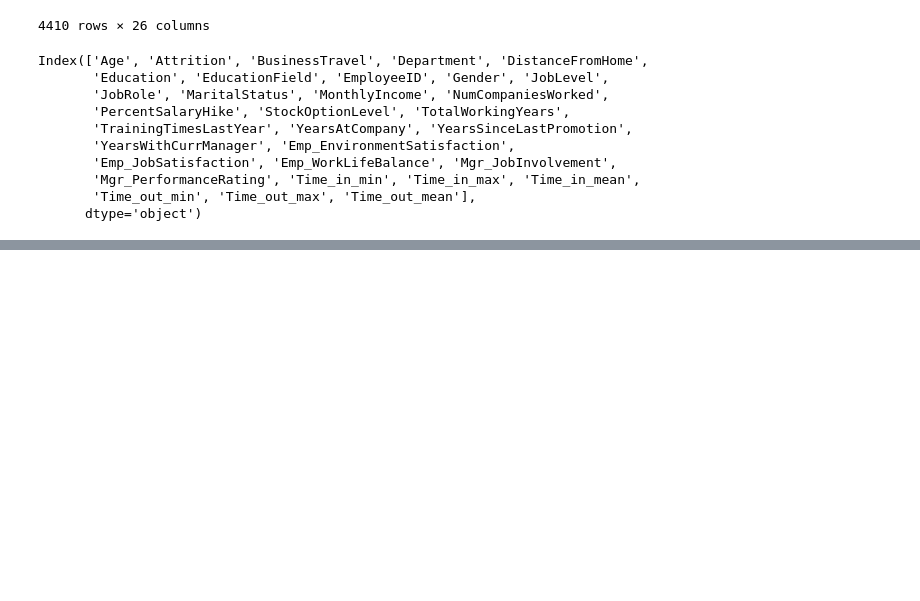
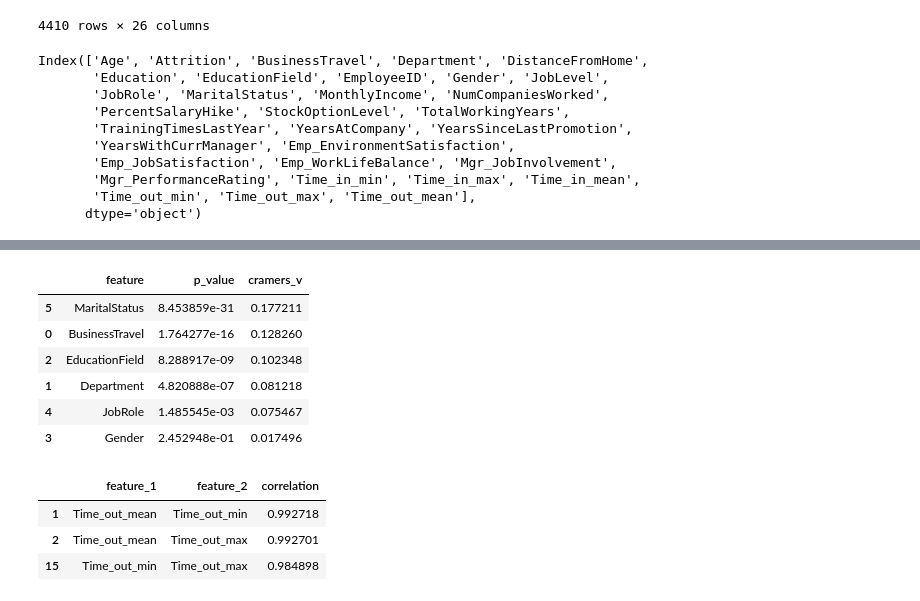
Before and after one commit to Pierrick101/ProjectAI_CESI, a Jupyter notebook: Project_AI/Checkdata.ipynb, the cells around one changed output, grey strips where cells are left out. Cells and saved outputs as stored; diff of their text form; code cells hidden in the pictures; blank space fills up the shorter version.

```diff
--- a/Project_AI/Checkdata.ipynb
+++ b/Project_AI/Checkdata.ipynb
@@ -269,0 +270,62 @@ ROC AUC: 0.8207105982386881
+# %%
+from scipy.stats import chi2_contingency
+
+cat_cols = (
+    features
+    .select_dtypes(include=["object", "category"])
+    .columns
+)
+
+chi2_results = []
+
+for col in cat_cols:
+    table = pd.crosstab(features[col], features[target])
+
+    if table.shape[0] > 1:
+        chi2, p, _, _ = chi2_contingency(table)
+
+        n = table.to_numpy().sum()
+        k = min(table.shape) - 1
+        cramer_v = np.sqrt(chi2 / (n * k)) if k > 0 else 0
+
+        chi2_results.append({
+            "feature": col,
+            "p_value": p,
+            "cramers_v": cramer_v
+        })
+
+chi2_df = pd.DataFrame(chi2_results).sort_values("p_value")
+chi2_df
+# %% [output]
+|  | feature | p_value | cramers_v |
+| 5 | MaritalStatus | 8.453859e-31 | 0.177211 |
+| 0 | BusinessTravel | 1.764277e-16 | 0.128260 |
+| 2 | EducationField | 8.288917e-09 | 0.102348 |
+| 1 | Department | 4.820888e-07 | 0.081218 |
+| 4 | JobRole | 1.485545e-03 | 0.075467 |
+| 3 | Gender | 2.452948e-01 | 0.017496 |
+# %%
+# keep only numeric features that were significant in step 1
+relevant_num = mw_df.loc[mw_df["p_value"] < 0.05, "feature"]
+
+corr = features[relevant_num].corr().abs()
+
+high_corr_pairs = (
+    corr.where(np.triu(np.ones(corr.shape), k=1).astype(bool))
+        .stack()
+        .reset_index()
+)
+
+high_corr_pairs.columns = ["feature_1", "feature_2", "correlation"]
+
+high_corr_pairs = high_corr_pairs[
+    high_corr_pairs["correlation"] > 0.8
+].sort_values("correlation", ascending=False)
+
+
+high_corr_pairs
+# %% [output]
+|  | feature_1 | feature_2 | correlation |
+| 1 | Time_out_mean | Time_out_min | 0.992718 |
+| 2 | Time_out_mean | Time_out_max | 0.992701 |
+| 15 | Time_out_min | Time_out_max | 0.984898 |
```
Also changed, not shown: parts of 11 cells of this notebook.
